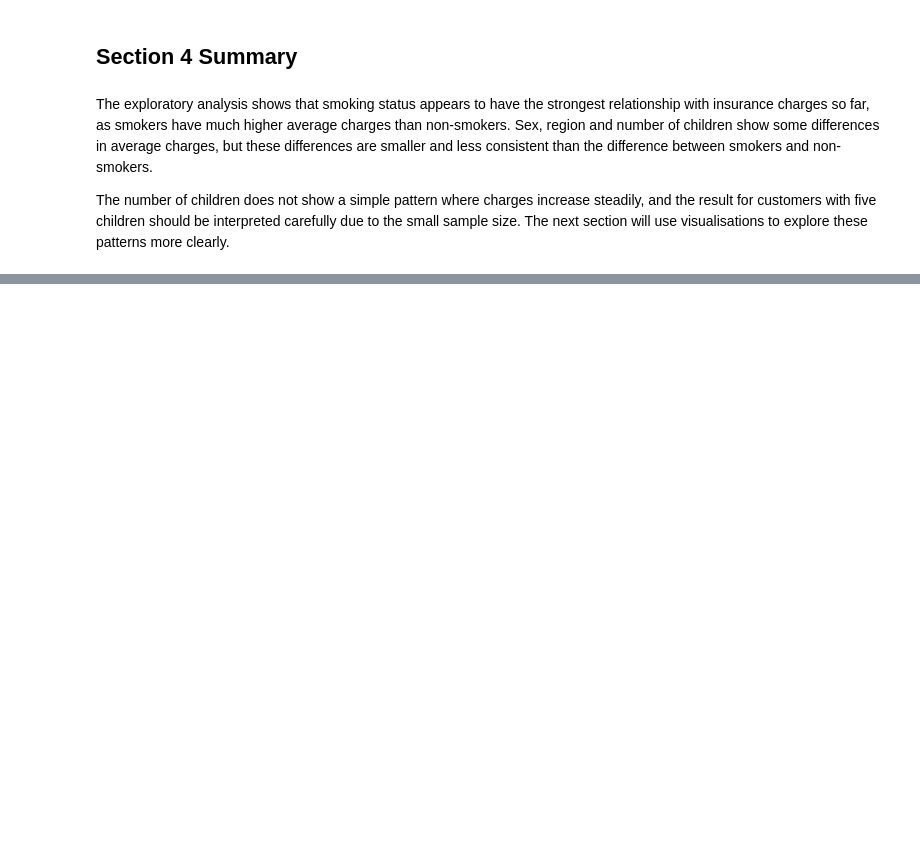
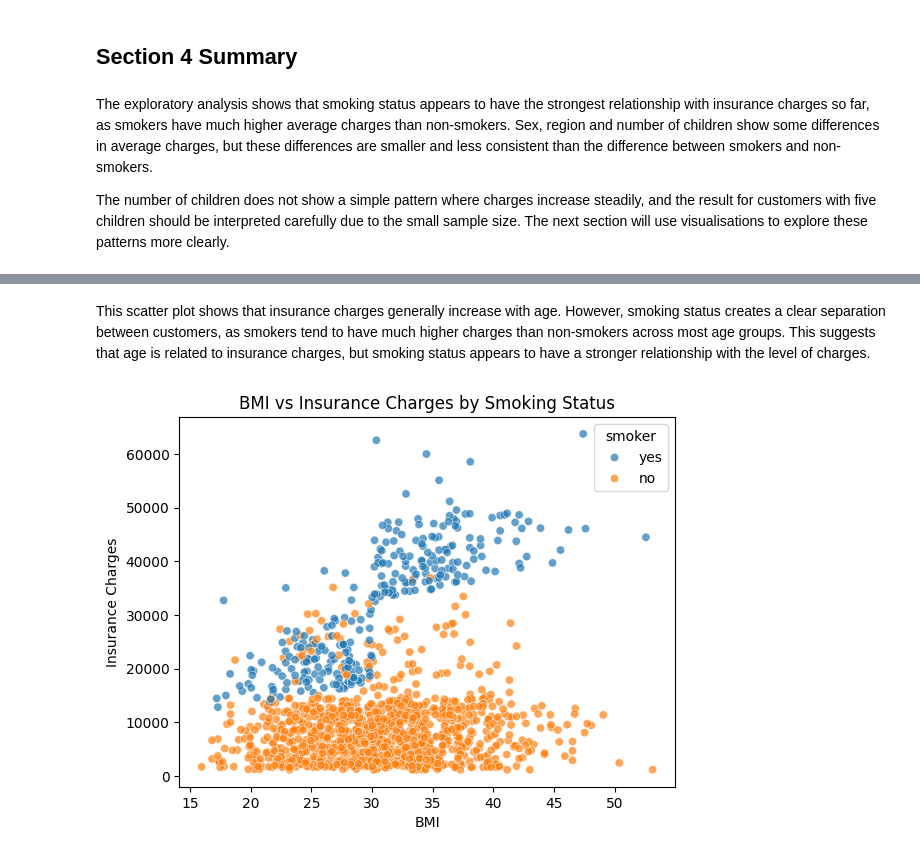
Before and after one commit to sahra02/Healthcare_Insurance, a Jupyter notebook: jupyter_notebooks/01_healthcare_insurance_analysis.ipynb, the cells around one changed output, grey strips where cells are left out. Saved outputs shown, nothing was run; the diff lists cells and outputs as text; code cells hidden in the pictures; blank space fills up the shorter version.

```diff
--- a/jupyter_notebooks/01_healthcare_insurance_analysis.ipynb
+++ b/jupyter_notebooks/01_healthcare_insurance_analysis.ipynb
@@ -339,0 +377,10 @@ The number of children does not show a simple pattern where charges increase ste
+# %% [markdown]
+This scatter plot shows that insurance charges generally increase with age. However, smoking status creates a clear separation between customers, as smokers tend to have much higher charges than non-smokers across most age groups. This suggests that age is related to insurance charges, but smoking status appears to have a stronger relationship with the level of charges.
+# %%
+sns.scatterplot(data=df, x='bmi', y='charges', hue='smoker', alpha=0.7)
+plt.title('BMI vs Insurance Charges by Smoking Status')
+plt.xlabel('BMI')
+plt.ylabel('Insurance Charges')
+plt.show()
+# %% [output]
+[figure, added]
```
Also changed, not shown: parts of 17 cells of this notebook, 1 other file.
